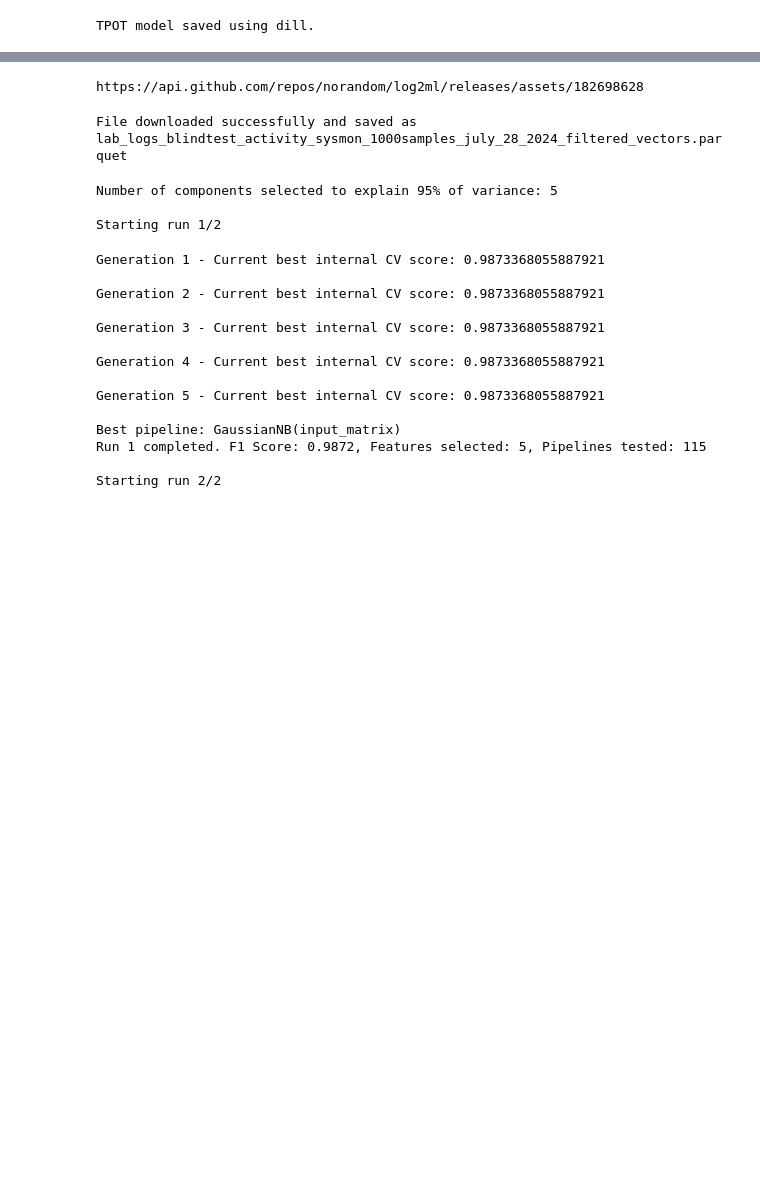
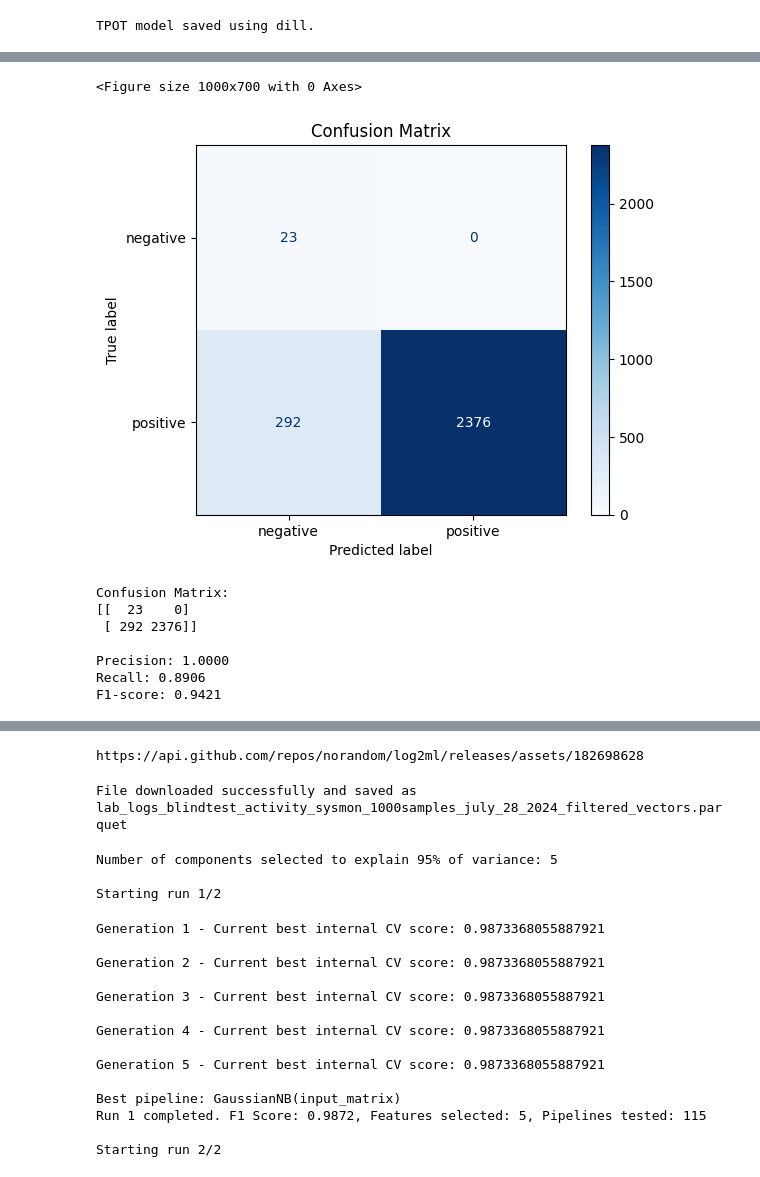
Before and after one commit to norandom/log2ml, a Jupyter notebook: LinFormer_AutoML_on_AE_sysmon_dataset_(Excel_implant_C2).ipynb, the cells around one changed output, grey strips where cells are left out. Cells and saved outputs as stored; diff of their text form; code cells hidden in the pictures; blank space fills up the shorter version.

```diff
--- a/LinFormer_AutoML_on_AE_sysmon_dataset_(Excel_implant_C2).ipynb
+++ b/LinFormer_AutoML_on_AE_sysmon_dataset_(Excel_implant_C2).ipynb
@@ -855,0 +1167,4 @@ plt.show()
+# %%
+# Fit the feature selector and print the number of selected features
+feature_selector.fit(X_train, y_train)
+print(f"Number of features selected: {feature_selector.n_features_}")
@@ -855,0 +1889,42 @@ plt.show()
+# %%
+from sklearn.metrics import confusion_matrix, ConfusionMatrixDisplay
+import matplotlib.pyplot as plt
+
+# Make predictions
+y_pred = tpot.predict(X_test)
+
+# Create the confusion matrix
+cm = confusion_matrix(y_test, y_pred)
+
+# Create a ConfusionMatrixDisplay object
+disp = ConfusionMatrixDisplay(confusion_matrix=cm, display_labels=['negative', 'positive'])
+
+# Plot the confusion matrix
+plt.figure(figsize=(10, 7))
+disp.plot(cmap='Blues', values_format='d')
+plt.title('Confusion Matrix')
+plt.show()
+
+# Print the confusion matrix
+print("Confusion Matrix:")
+print(cm)
+
+# Calculate and print additional metrics
+tn, fp, fn, tp = cm.ravel()
+precision = tp / (tp + fp) if (tp + fp) > 0 else 0
+recall = tp / (tp + fn) if (tp + fn) > 0 else 0
+f1_score = 2 * (precision * recall) / (precision + recall) if (precision + recall) > 0 else 0
+
+print(f"\nPrecision: {precision:.4f}")
+print(f"Recall: {recall:.4f}")
+print(f"F1-score: {f1_score:.4f}")
+# %% [output]
+<Figure size 1000x700 with 0 Axes>
+[figure, added]
+Confusion Matrix:
+[[  23    0]
+ [ 292 2376]]
+
+Precision: 1.0000
+Recall: 0.8906
+F1-score: 0.9421
```
Also changed, not shown: parts of 51 cells of this notebook.
